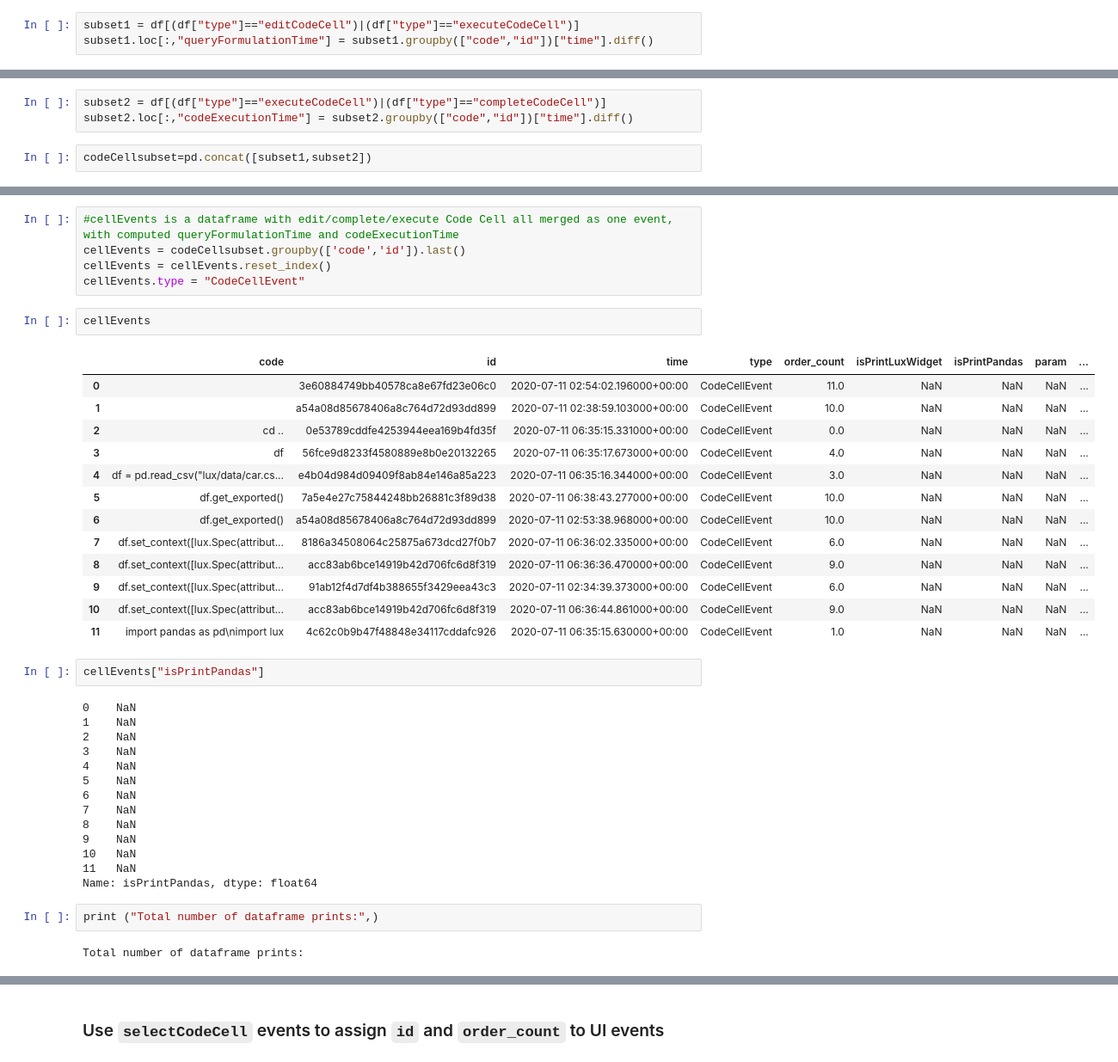
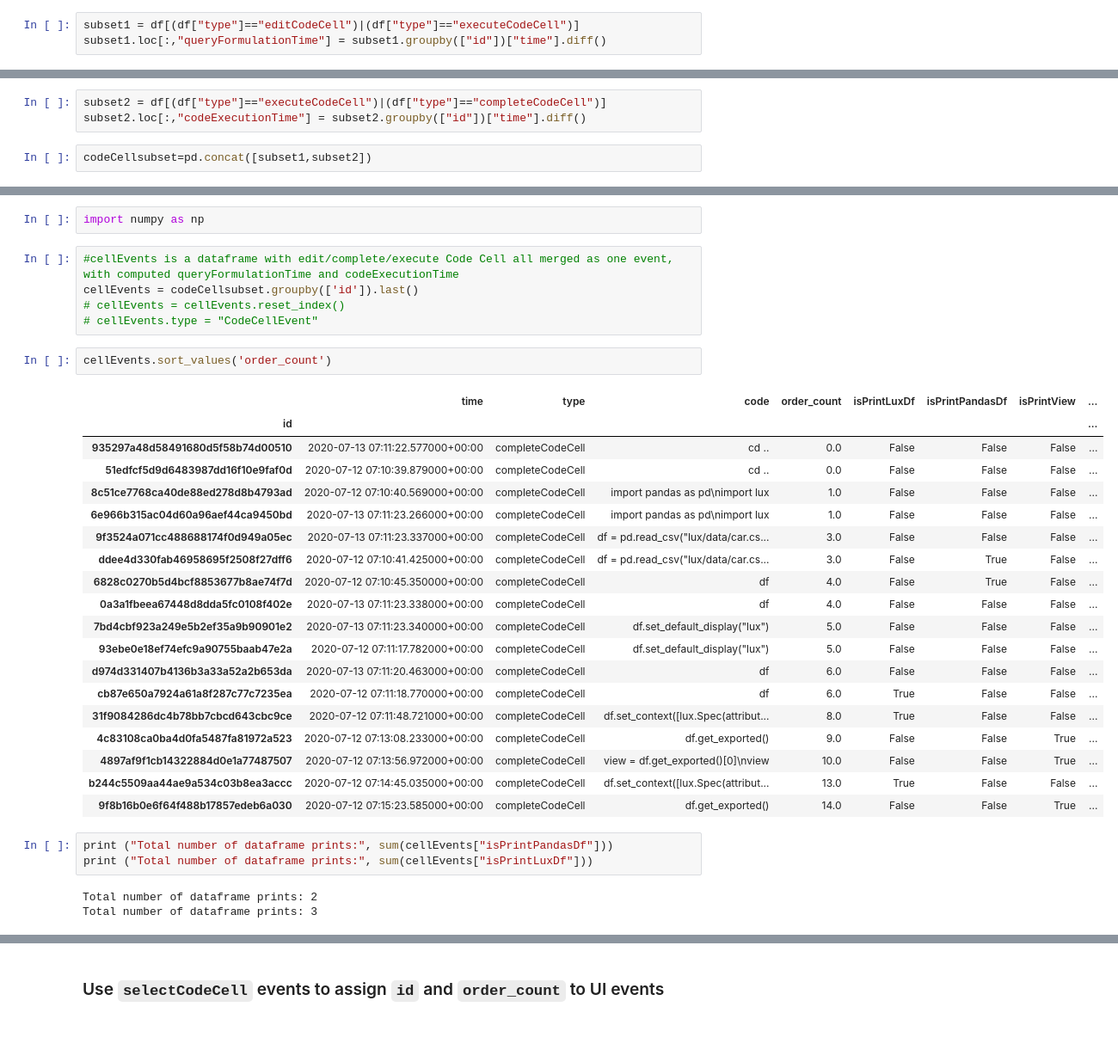
Before and after one commit to willeppy/lux-logger, a Jupyter notebook: analysis/Log Analysis.ipynb, the cells around one changed output, grey strips where cells are left out. Shown at 86% size. Saved outputs shown, nothing was run; the diff lists cells and outputs as text; blank space fills up the shorter version.

```diff
--- a/analysis/Log Analysis.ipynb
+++ b/analysis/Log Analysis.ipynb
@@ -20,6 +16,6 @@ df["time"] = pd.to_datetime(df["time"])
 # %%
 subset1 = df[(df["type"]=="editCodeCell")|(df["type"]=="executeCodeCell")]
-subset1.loc[:,"queryFormulationTime"] = subset1.groupby(["code","id"])["time"].diff()
+subset1.loc[:,"queryFormulationTime"] = subset1.groupby(["id"])["time"].diff()
 # %% [output]
 A value is trying to be set on a copy of a slice from a DataFrame.
 Try using .loc[row_indexer,col_indexer] = value instead
@@ -33,6 +29,6 @@ See the caveats in the documentation: https://pandas.pydata.org/pandas-docs/stab
   self.obj[item] = s
 # %%
 subset2 = df[(df["type"]=="executeCodeCell")|(df["type"]=="completeCodeCell")]
-subset2.loc[:,"codeExecutionTime"] = subset2.groupby(["code","id"])["time"].diff()
+subset2.loc[:,"codeExecutionTime"] = subset2.groupby(["id"])["time"].diff()
 # %%
 codeCellsubset=pd.concat([subset1,subset2])
@@ -39,41 +47,35 @@ codeCellsubset=pd.concat([subset1,subset2])
+# %%
+import numpy as np
 # %%
 #cellEvents is a dataframe with edit/complete/execute Code Cell all merged as one event, with computed queryFormulationTime and codeExecutionTime
-cellEvents = codeCellsubset.groupby(['code','id']).last()
-cellEvents = cellEvents.reset_index()
-cellEvents.type = "CodeCellEvent"
+cellEvents = codeCellsubset.groupby(['id']).last()
+# cellEvents = cellEvents.reset_index()
+# cellEvents.type = "CodeCellEvent"
 # %%
-cellEvents
+cellEvents.sort_values('order_count')
 # %% [output]
-|  | code | id | time | type | order_count | isPrintLuxWidget | isPrintPandas | param | ... |
-| 0 |  | 3e60884749bb40578ca8e67fd23e06c0 | 2020-07-11 02:54:02.196000+00:00 | CodeCellEvent | 11.0 | NaN | NaN | NaN | ... |
-| 1 |  | a54a08d85678406a8c764d72d93dd899 | 2020-07-11 02:38:59.103000+00:00 | CodeCellEvent | 10.0 | NaN | NaN | NaN | ... |
-| 2 | cd .. | 0e53789cddfe4253944eea169b4fd35f | 2020-07-11 06:35:15.331000+00:00 | CodeCellEvent | 0.0 | NaN | NaN | NaN | ... |
-| 3 | df | 56fce9d8233f4580889e8b0e20132265 | 2020-07-11 06:35:17.673000+00:00 | CodeCellEvent | 4.0 | NaN | NaN | NaN | ... |
-| 4 | df = pd.read_csv("lux/data/car.cs... | e4b04d984d09409f8ab84e146a85a223 | 2020-07-11 06:35:16.344000+00:00 | CodeCellEvent | 3.0 | NaN | NaN | NaN | ... |
-| 5 | df.get_exported() | 7a5e4e27c75844248bb26881c3f89d38 | 2020-07-11 06:38:43.277000+00:00 | CodeCellEvent | 10.0 | NaN | NaN | NaN | ... |
-| 6 | df.get_exported() | a54a08d85678406a8c764d72d93dd899 | 2020-07-11 02:53:38.968000+00:00 | CodeCellEvent | 10.0 | NaN | NaN | NaN | ... |
-| 7 | df.set_context([lux.Spec(attribut... | 8186a34508064c25875a673dcd27f0b7 | 2020-07-11 06:36:02.335000+00:00 | CodeCellEvent | 6.0 | NaN | NaN | NaN | ... |
-| 8 | df.set_context([lux.Spec(attribut... | acc83ab6bce14919b42d706fc6d8f319 | 2020-07-11 06:36:36.470000+00:00 | CodeCellEvent | 9.0 | NaN | NaN | NaN | ... |
-| 9 | df.set_context([lux.Spec(attribut... | 91ab12f4d7df4b388655f3429eea43c3 | 2020-07-11 02:34:39.373000+00:00 | CodeCellEvent | 6.0 | NaN | NaN | NaN | ... |
-| 10 | df.set_context([lux.Spec(attribut... | acc83ab6bce14919b42d706fc6d8f319 | 2020-07-11 06:36:44.861000+00:00 | CodeCellEvent | 9.0 | NaN | NaN | NaN | ... |
-| 11 | import pandas as pd\nimport lux | 4c62c0b9b47f48848e34117cddafc926 | 2020-07-11 06:35:15.630000+00:00 | CodeCellEvent | 1.0 | NaN | NaN | NaN | ... |
+|  | time | type | code | order_count | isPrintLuxDf | isPrintPandasDf | isPrintView | ... |
+| id |  |  |  |  |  |  |  | ... |
+| 935297a48d58491680d5f58b74d00510 | 2020-07-13 07:11:22.577000+00:00 | completeCodeCell | cd .. | 0.0 | False | False | False | ... |
+| 51edfcf5d9d6483987dd16f10e9faf0d | 2020-07-12 07:10:39.879000+00:00 | completeCodeCell | cd .. | 0.0 | False | False | False | ... |
+| 8c51ce7768ca40de88ed278d8b4793ad | 2020-07-12 07:10:40.569000+00:00 | completeCodeCell | import pandas as pd\nimport lux | 1.0 | False | False | False | ... |
+| 6e966b315ac04d60a96aef44ca9450bd | 2020-07-13 07:11:23.266000+00:00 | completeCodeCell | import pandas as pd\nimport lux | 1.0 | False | False | False | ... |
+| 9f3524a071cc488688174f0d949a05ec | 2020-07-13 07:11:23.337000+00:00 | completeCodeCell | df = pd.read_csv("lux/data/car.cs... | 3.0 | False | False | False | ... |
+| ddee4d330fab46958695f2508f27dff6 | 2020-07-12 07:10:41.425000+00:00 | completeCodeCell | df = pd.read_csv("lux/data/car.cs... | 3.0 | False | True | False | ... |
+| 6828c0270b5d4bcf8853677b8ae74f7d | 2020-07-12 07:10:45.350000+00:00 | completeCodeCell | df | 4.0 | False | True | False | ... |
+| 0a3a1fbeea67448d8dda5fc0108f402e | 2020-07-13 07:11:23.338000+00:00 | completeCodeCell | df | 4.0 | False | False | False | ... |
+| 7bd4cbf923a249e5b2ef35a9b90901e2 | 2020-07-13 07:11:23.340000+00:00 | completeCodeCell | df.set_default_display("lux") | 5.0 | False | False | False | ... |
+| 93ebe0e18ef74efc9a90755baab47e2a | 2020-07-12 07:11:17.782000+00:00 | completeCodeCell | df.set_default_display("lux") | 5.0 | False | False | False | ... |
+| d974d331407b4136b3a33a52a2b653da | 2020-07-13 07:11:20.463000+00:00 | completeCodeCell | df | 6.0 | False | False | False | ... |
+| cb87e650a7924a61a8f287c77c7235ea | 2020-07-12 07:11:18.770000+00:00 | completeCodeCell | df | 6.0 | True | False | False | ... |
+| 31f9084286dc4b78bb7cbcd643cbc9ce | 2020-07-12 07:11:48.721000+00:00 | completeCodeCell | df.set_context([lux.Spec(attribut... | 8.0 | True | False | False | ... |
+| 4c83108ca0ba4d0fa5487fa81972a523 | 2020-07-12 07:13:08.233000+00:00 | completeCodeCell | df.get_exported() | 9.0 | False | False | True | ... |
+| 4897af9f1cb14322884d0e1a77487507 | 2020-07-12 07:13:56.972000+00:00 | completeCodeCell | view = df.get_exported()[0]\nview | 10.0 | False | False | True | ... |
+| b244c5509aa44ae9a534c03b8ea3accc | 2020-07-12 07:14:45.035000+00:00 | completeCodeCell | df.set_context([lux.Spec(attribut... | 13.0 | True | False | False | ... |
+| 9f8b16b0e6f64f488b17857edeb6a030 | 2020-07-12 07:15:23.585000+00:00 | completeCodeCell | df.get_exported() | 14.0 | False | False | True | ... |
-# %%
-cellEvents["isPrintPandas"]
-# %% [output]
-0    NaN
-1    NaN
-2    NaN
-3    NaN
-4    NaN
-5    NaN
-6    NaN
-7    NaN
-8    NaN
-9    NaN
-10   NaN
-11   NaN
-Name: isPrintPandas, dtype: float64
 # %%
-print ("Total number of dataframe prints:",)
+print ("Total number of dataframe prints:", sum(cellEvents["isPrintPandasDf"]))
+print ("Total number of dataframe prints:", sum(cellEvents["isPrintLuxDf"]))
 # %% [output]
-Total number of dataframe prints:
+Total number of dataframe prints: 2
+Total number of dataframe prints: 3
```
Also changed, not shown: parts of 39 cells of this notebook, 1 other file.
